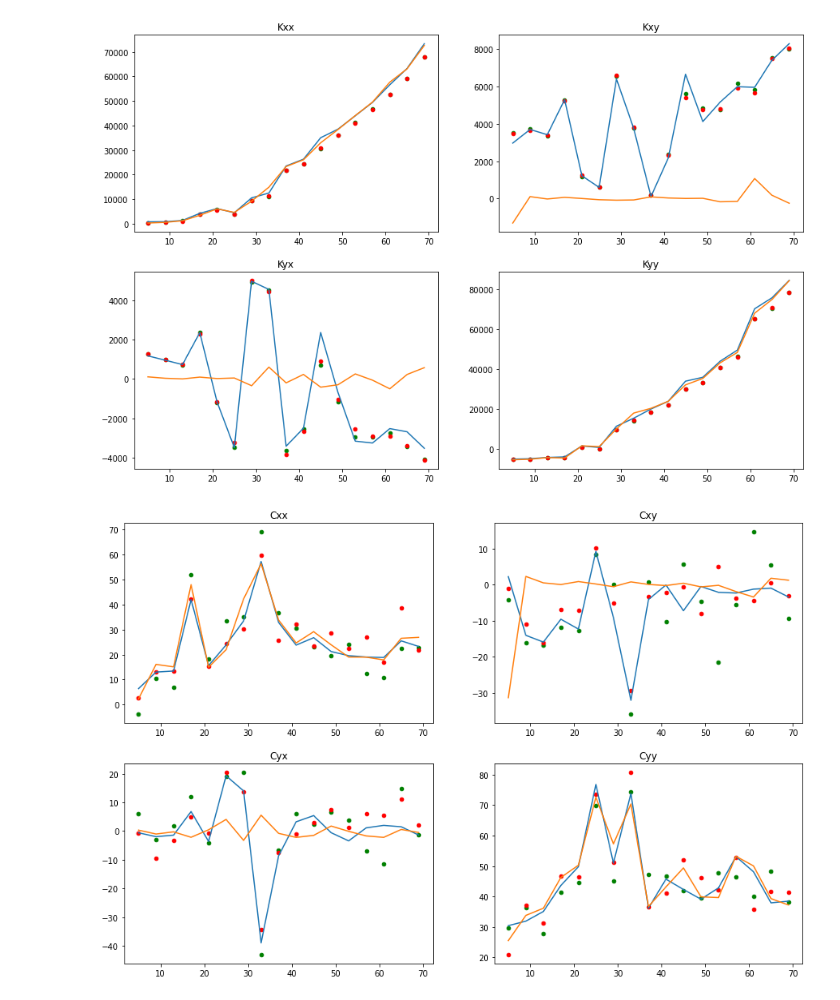
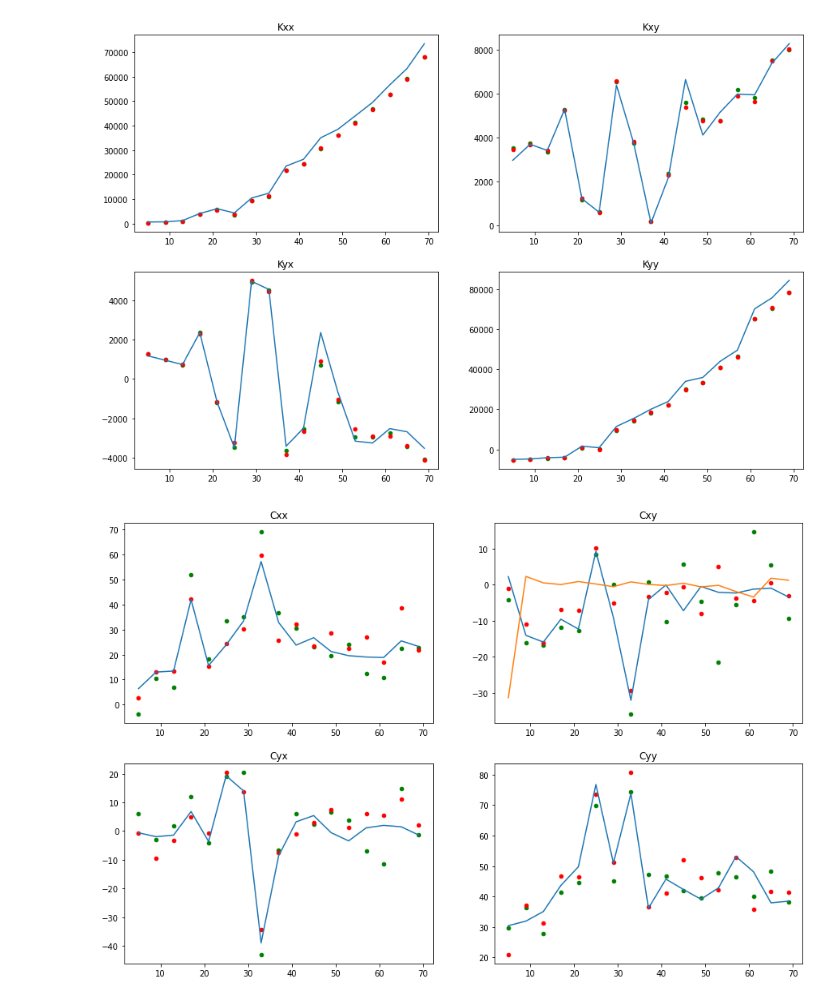
Before and after one commit to felipeangelimvieira/seal_parameter_identification, a Jupyter notebook: notebooks/compare-results-1.0.ipynb, the cells around one changed output. Drawn from its saved outputs; the diff is of its cells as text; code cells hidden in the pictures.

```diff
--- a/notebooks/compare-results-1.0.ipynb
+++ b/notebooks/compare-results-1.0.ipynb
@@ -52,56 +52,61 @@ Fs_linreg_sweep = linreg_sweep_results["freq"]
 # %%
 fig, axs = plt.subplots(2,2, figsize=(15,10))
 axs[0,0].plot(Fs_eiv, Ks_eiv[:, 0, 0])
-axs[0,0].plot(Fs_jio, Ks_jio[:, 0, 0])
+#axs[0,0].plot(Fs_jio, Ks_jio[:, 0, 0])
 axs[0,0].scatter(Fs_opt, Ks_opt[:, 0, 0], s=21, color="green")
 axs[0,0].scatter(Fs_opt, Ks_opt2[:, 0, 0], s=21, color="red")
 axs[0,0].set_title("Kxx")
 
 axs[0,1].plot(Fs_eiv, Ks_eiv[:, 0, 1])
-axs[0,1].plot(Fs_jio, Ks_jio[:, 0, 1])
+#axs[0,1].plot(Fs_jio, Ks_jio[:, 0, 1])
 axs[0,1].scatter(Fs_opt, Ks_opt[:, 0, 1], s=21, color="green")
 axs[0,1].scatter(Fs_opt, Ks_opt2[:, 0, 1], s=21, color="red")
 axs[0,1].set_title("Kxy")
 
 axs[1,0].plot(Fs_eiv, Ks_eiv[:, 1, 0])
-axs[1,0].plot(Fs_jio, Ks_jio[:, 1, 0])
+#axs[1,0].plot(Fs_jio, Ks_jio[:, 1, 0])
 axs[1,0].scatter(Fs_opt, Ks_opt[:, 1, 0], s=21, color="green")
 axs[1,0].scatter(Fs_opt, Ks_opt2[:, 1, 0], s=21, color="red")
 axs[1,0].set_title("Kyx")
 
 axs[1,1].plot(Fs_eiv, Ks_eiv[:, 1,1])
-axs[1,1].plot(Fs_jio, Ks_jio[:, 1,1])
+#axs[1,1].plot(Fs_jio, Ks_jio[:, 1,1])
 axs[1,1].scatter(Fs_opt, Ks_opt[:, 1, 1], s=21, color="green")
 axs[1,1].scatter(Fs_opt, Ks_opt2[:, 1, 1], s=21, color="red")
 axs[1,1].set_title("Kyy")
 
 
+fig.savefig("images/optimization_results_K.png")
+fig.show()
+
+
 fig, axs = plt.subplots(2,2, figsize=(15,10))
 axs[0,0].plot(Fs_eiv, Cs_eiv[:, 0, 0])
-axs[0,0].plot(Fs_jio, Cs_jio[:, 0,0])
+#axs[0,0].plot(Fs_jio, Cs_jio[:, 0,0])
 axs[0,0].scatter(Fs_opt, Cs_opt[:, 0, 0], s=21, color="green")
 axs[0,0].scatter(Fs_opt, Cs_opt2[:, 0, 0], s=21, color="red")
 axs[0,0].set_title("Cxx")
 
 axs[0,1].plot(Fs_eiv, Cs_eiv[:, 0, 1])
 axs[0,1].plot(Fs_jio, Cs_jio[:, 0, 1])
 axs[0,1].scatter(Fs_opt, Cs_opt[:, 0, 1], s=21, color="green")
 axs[0,1].scatter(Fs_opt, Cs_opt2[:, 0, 1], s=21, color="red")
 axs[0,1].set_title("Cxy")
 
 axs[1,0].plot(Fs_eiv, Cs_eiv[:, 1, 0])
-axs[1,0].plot(Fs_jio, Cs_jio[:, 1, 0])
+#axs[1,0].plot(Fs_jio, Cs_jio[:, 1, 0])
 axs[1,0].scatter(Fs_opt, Cs_opt[:, 1, 0], s=21, color="green")
 axs[1,0].scatter(Fs_opt, Cs_opt2[:, 1, 0], s=21, color="red")
 axs[1,0].set_title("Cyx")
 
 axs[1,1].plot(Fs_eiv, Cs_eiv[:, 1, 1])
-axs[1,1].plot(Fs_jio, Cs_jio[:, 1, 1])
+#axs[1,1].plot(Fs_jio, Cs_jio[:, 1, 1])
 axs[1,1].scatter(Fs_opt, Cs_opt[:, 1, 1], s=21, color="green")
 axs[1,1].scatter(Fs_opt, Cs_opt2[:, 1, 1], s=21, color="red")
 axs[1,1].set_title("Cyy")
 
+fig.savefig("images/optimization_results_C.png")
 fig.show()
 # %% [output]
-[figure, old version]
+[figure, new version]
-[figure, old version]
+[figure, new version]
```
Also changed, not shown: parts of 3 cells of this notebook, 15 other files.
